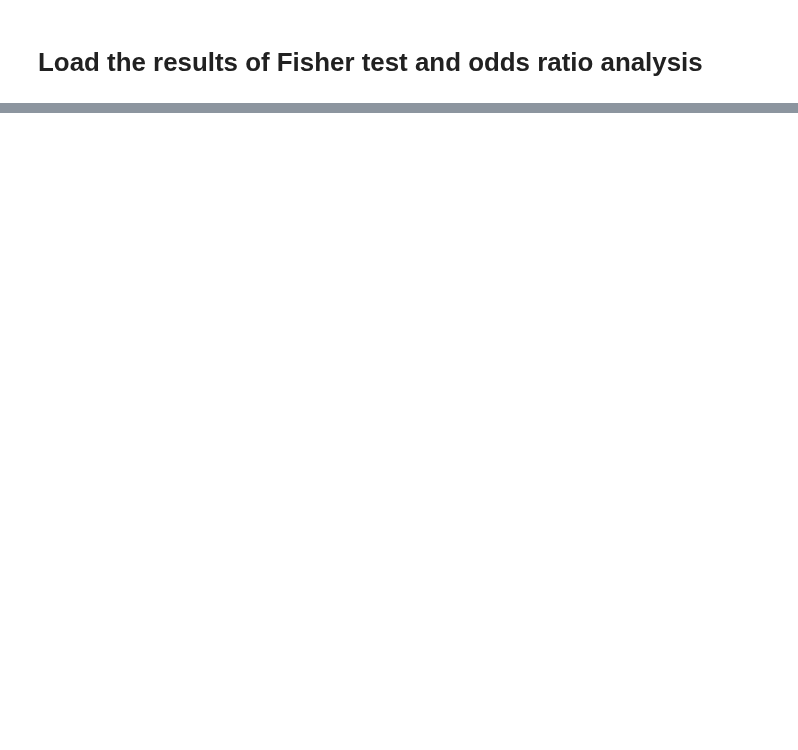
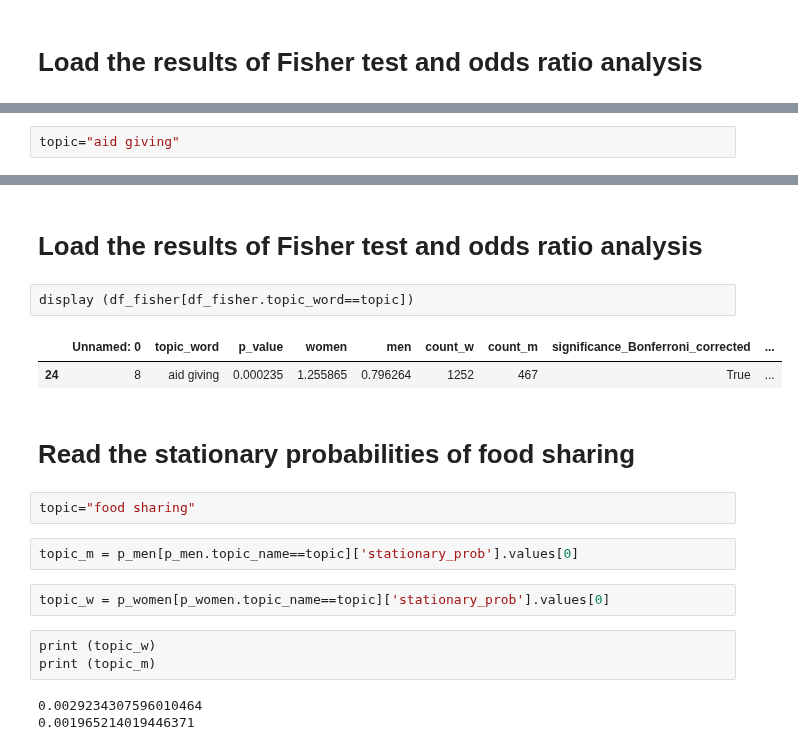
Before and after one commit to toth12/vha_auschwitz_report, a Jupyter notebook: notebooks/SignificanceSolidaritySocialBonds.ipynb, the cells around one changed output, grey strips where cells are left out. Saved outputs shown, nothing was run; the diff lists cells and outputs as text; blank space fills up the shorter version.

```diff
--- a/notebooks/SignificanceSolidaritySocialBonds.ipynb
+++ b/notebooks/SignificanceSolidaritySocialBonds.ipynb
@@ -52,0 +88,2 @@ display (df_fisher[df_fisher.topic_word=='friends'])
+# %%
+topic="aid giving"
@@ -52,0 +130,21 @@ display (df_fisher[df_fisher.topic_word=='friends'])
+# %% [markdown]
+# Load the results of Fisher test and odds ratio analysis
+# %%
+display (df_fisher[df_fisher.topic_word==topic])
+# %% [output]
+|  | Unnamed: 0 | topic_word | p_value | women | men | count_w | count_m | significance_Bonferroni_corrected | ... |
+| 24 | 8 | aid giving | 0.000235 | 1.255865 | 0.796264 | 1252 | 467 | True | ... |
+# %% [markdown]
+# Read the stationary probabilities of __food sharing__
+# %%
+topic="food sharing"
+# %%
+topic_m = p_men[p_men.topic_name==topic]['stationary_prob'].values[0]
+# %%
+topic_w = p_women[p_women.topic_name==topic]['stationary_prob'].values[0]
+# %%
+print (topic_w)
+print (topic_m)
+# %% [output]
+0.0029234307596010464
+0.001965214019446371
```
Also changed, not shown: parts of 65 cells of this notebook.
